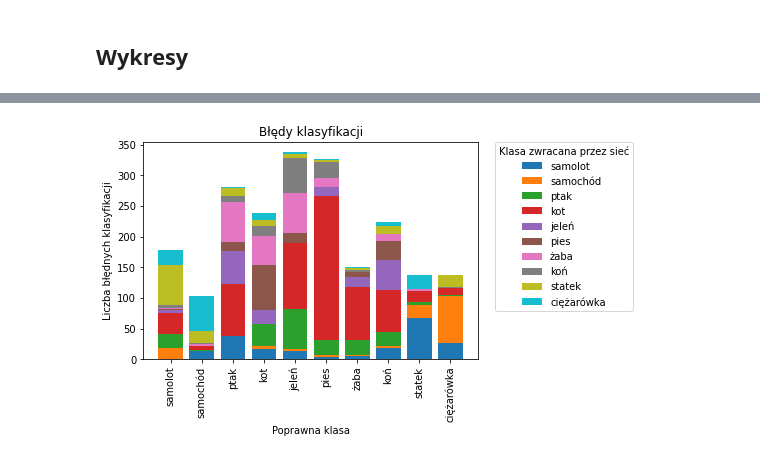
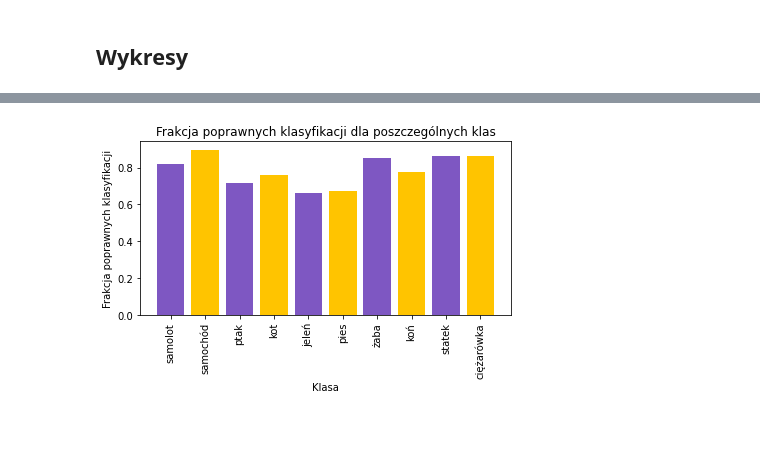
Before and after one commit to gvnbleid/2020-GUM, a Jupyter notebook: MGU_Projekt_2.ipynb, the cells around one changed output, grey strips where cells are left out. Cells and saved outputs as stored; diff of their text form; code cells hidden in the pictures; blank space fills up the shorter version.

```diff
--- a/MGU_Projekt_2.ipynb
+++ b/MGU_Projekt_2.ipynb
@@ -658,4 +675,4 @@ visualise_accuracy_by_class(classify_table)
-# %%
-visualise_errors_by_class(classify_table)
-# %% [output]
-[figure, removed]
+# %%
+visualise_accuracy_by_class(classify_table, True, BASE_DIR + 'vgg-accuracy_by_class.png')
+# %% [output]
+[figure, added]
```
Also changed, not shown: parts of 8 cells of this notebook.
